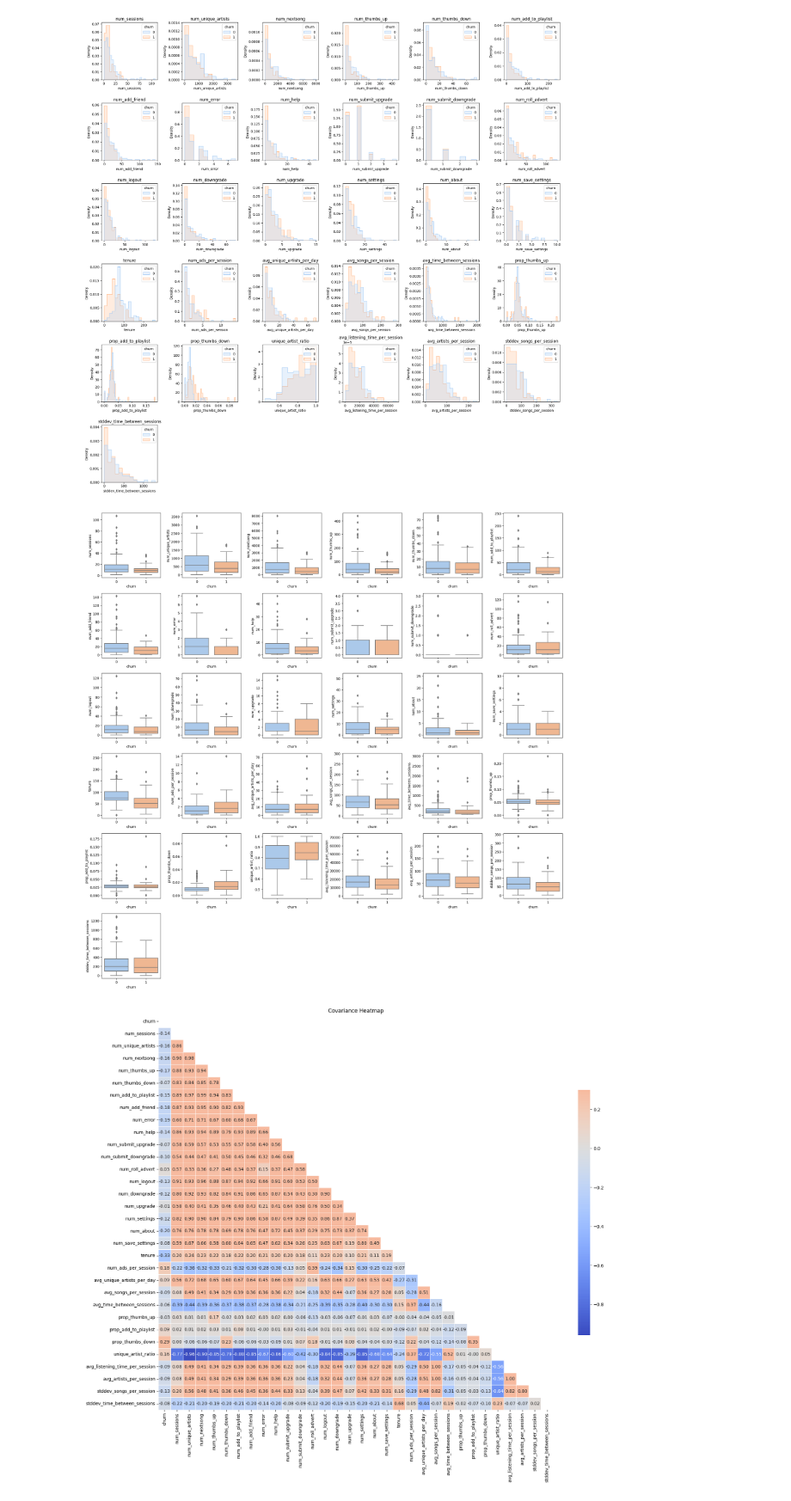
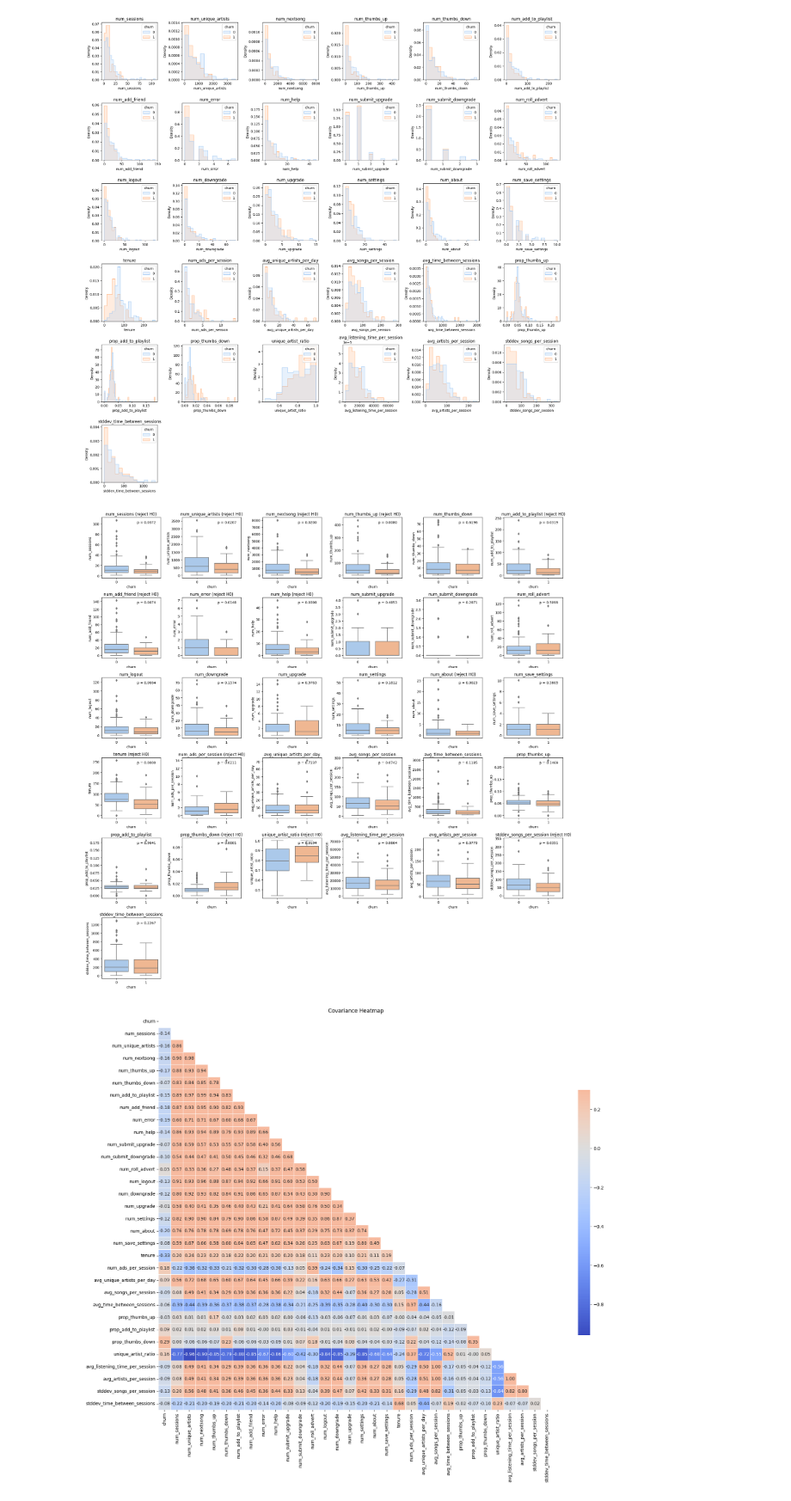
Before and after one commit to naoufal51/sparkify_proj, a Jupyter notebook: notebooks/sparkify-data-exploration.ipynb, the cells around one changed output. Shown at 86% size. Cells and saved outputs as stored; diff of their text form; code cells hidden in the pictures.

```diff
--- a/notebooks/sparkify-data-exploration.ipynb
+++ b/notebooks/sparkify-data-exploration.ipynb
@@ -889,21 +893,38 @@ plt.show()
 # %%
 import seaborn as sns
 import matplotlib.pyplot as plt
 import math
+from scipy.stats import mannwhitneyu
 
-grid_size = math.ceil(math.sqrt(len(columns_to_plot)))
-fig, axs = plt.subplots(grid_size, grid_size, figsize=(20, 20))
+def boxplots_with_statistical_test(features_df, columns_to_plot):
+    grid_size = math.ceil(math.sqrt(len(columns_to_plot)))
+    fig, axs = plt.subplots(grid_size, grid_size, figsize=(20, 20))
 
-for ax, column in zip(axs.flatten(), columns_to_plot):
-    sns.boxplot(x='churn', y=column, data=features_df, ax=ax)
+    for ax, column in zip(axs.flatten(), columns_to_plot):
+        sns.boxplot(x='churn', y=column, data=features_df, ax=ax)
 
-for ax in axs.flatten()[len(columns_to_plot):]:
-    fig.delaxes(ax)
+        # Mann-Whitney U test
+        stat, p = mannwhitneyu(features_df[features_df['churn'] == 0][column], features_df[features_df['churn'] == 1][column])
 
-plt.tight_layout()
-plt.show()
+        ax.annotate(f'p = {p:.4f}', xy=(0.6, 0.9), xycoords=ax.transAxes)
+
+        if p < 0.05:
+            ax.set_title(f'{column} (reject H0)')
+
+        else:
+            ax.set_title(f'{column}')
+
+
+    for ax in axs.flatten()[len(columns_to_plot):]:
+        fig.delaxes(ax)
+
+    plt.tight_layout()
+    plt.show()
+
+# Call the function with your data
+boxplots_with_statistical_test(features_df, columns_to_plot)
 # %% [output]
-[figure, old version]
+[figure, new version]
 # %%
 import seaborn as sns
 import matplotlib.pyplot as plt
```
Also changed, not shown: parts of 28 cells of this notebook.
